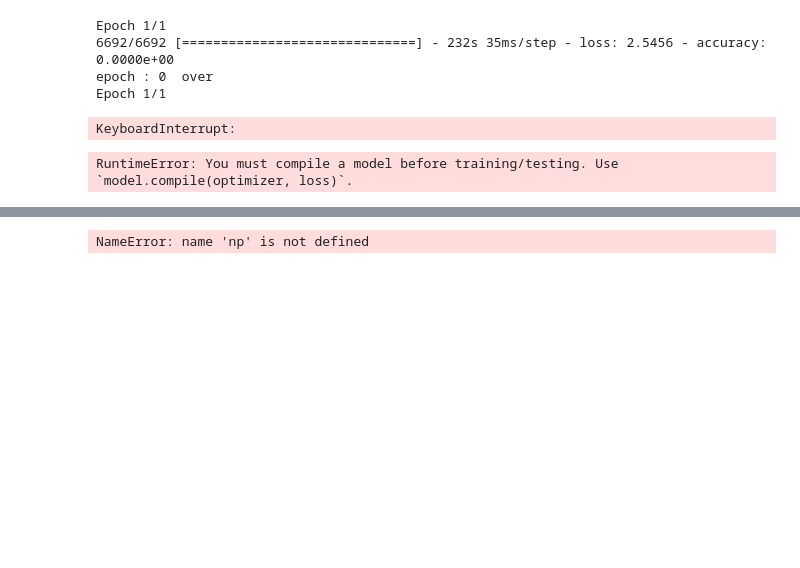
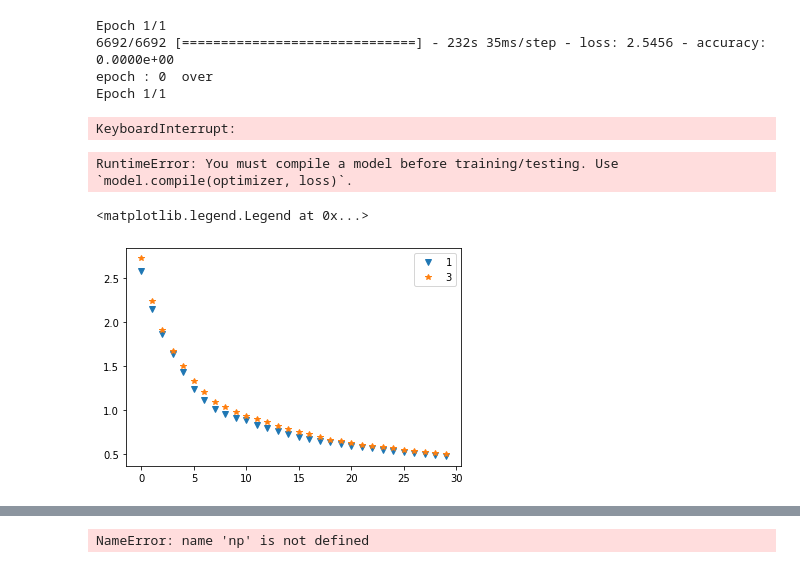
Before and after one commit to elingenior/LSTM_for_bus_lateness_prediction, a Jupyter notebook: LAB.ipynb, the cells around one changed output, grey strips where cells are left out. Drawn from its saved outputs; the diff is of its cells as text; code cells hidden in the pictures; blank space fills up the shorter version.

```diff
--- a/LAB.ipynb
+++ b/LAB.ipynb
@@ -55,7 +72,7 @@ plt.hist(FrameT.ravel())
  <a list of 10 Patch objects>)
 [figure]
 # %%
-FrameT = pd.read_pickle(os.getcwd()+'/BusFrame32.pickle')
+FrameT = pd.read_pickle(os.getcwd()+'/DataPickles/BusFrameT.pickle')
 
 config = tf.compat.v1.ConfigProto(intra_op_parallelism_threads=6,
                         inter_op_parallelism_threads=6,
@@ -75,7 +92,7 @@ FrameT -= meanF
 std = np.std(abs(FrameT))
 FrameT /= std
 
-out_dt = 10
+out_dt = 1
 in_dt = 30
 dt = 30
 
@@ -88,10 +105,10 @@ in_data = [6.5*3600,10.5*3600]
 diff = int((starttime- in_data[0])/dt)
 
 
-input_bus = np.ndarray((FrameT.shape[0],int((endtime-out_dt-starttime)/dt),in_dt,1,FrameT.shape[3],FrameT.shape[4]))#FrameT.shape[2]
+input_bus = np.ndarray((FrameT.shape[0],int((endtime-out_dt-starttime)/dt),in_dt,FrameT.shape[2],FrameT.shape[3],FrameT.shape[4]))#FrameT.shape[2]
 output_bus = np.ndarray((FrameT.shape[0],int((endtime-out_dt-starttime)/dt),out_dt,FrameT.shape[3],FrameT.shape[4]))
 for i in range(int((endtime-out_dt-starttime)/dt)):
-    input_bus[:,i,:,:,:,:] = FrameT[:,(diff+i-in_dt):(diff+i),2:,:,:]
+    input_bus[:,i,:,:,:,:] = FrameT[:,(diff+i-in_dt):(diff+i),:,:,:]
     output_bus[:,i,:,:,:] = FrameT[:,(diff+i):(diff+i+out_dt),2,:,:]
 
 vali = input_bus#[[0,6,12,18,24,29,34],:,:,:,:]
@@ -220,19 +346,24 @@ Epoch 30/30
 t1 = time.time()
 predicty = list()
 hist = list()
-for e in range(30):
-    hist.append(model.fit(input_bus, output_bus, epochs=1,
-                  batch_size=batch_size, verbose=1, shuffle=False)  )
+# for e in range(30):
+#     hist.append(model.fit(input_bus, output_bus, epochs=1,
+#                   batch_size=batch_size, verbose=1, shuffle=False)  )
 
-#     predicty.append(model.predict(vali[:239,:,:,:,:]))
+# #     predicty.append(model.predict(vali[:239,:,:,:,:]))
 
 
 
-    print('epoch :' ,e, ' over' )
+#     print('epoch :' ,e, ' over' )
 
 
-    #
-print(time.time()-t1)
+#     #
+# print(time.time()-t1)
+
+fig = plt.figure()
+ax = fig.gca()
+
+ax.plt()
 # %% [output]
 Epoch 1/1
 6692/6692 [==============================] - 232s 35ms/step - loss: 2.5456 - accuracy: 0.0000e+00
@@ -250,11 +381,15 @@ RuntimeError: You must compile a model before training/testing. Use `model.compi
 # %%
 loss = autoencoder_train.history['loss']
 
 fig = plt.figure(2)
 ax = fig.gca()
-for i in range(10):
-    ax.plot(i,hist[i].history['loss'],'v')
 
-ax.plot(loss,'*')
+ax.plot(hist_1.history['loss'],'v',label = '1')
+
+ax.plot(loss,'*',label = '3')
+plt.legend()
+# %% [output]
+<matplotlib.legend.Legend at 0x...>
+[figure, added]
 # %%
 predict1 = model1.predict(vali[:239,:,:,:,:])
```
Also changed, not shown: parts of 19 cells of this notebook, 9 other files.
